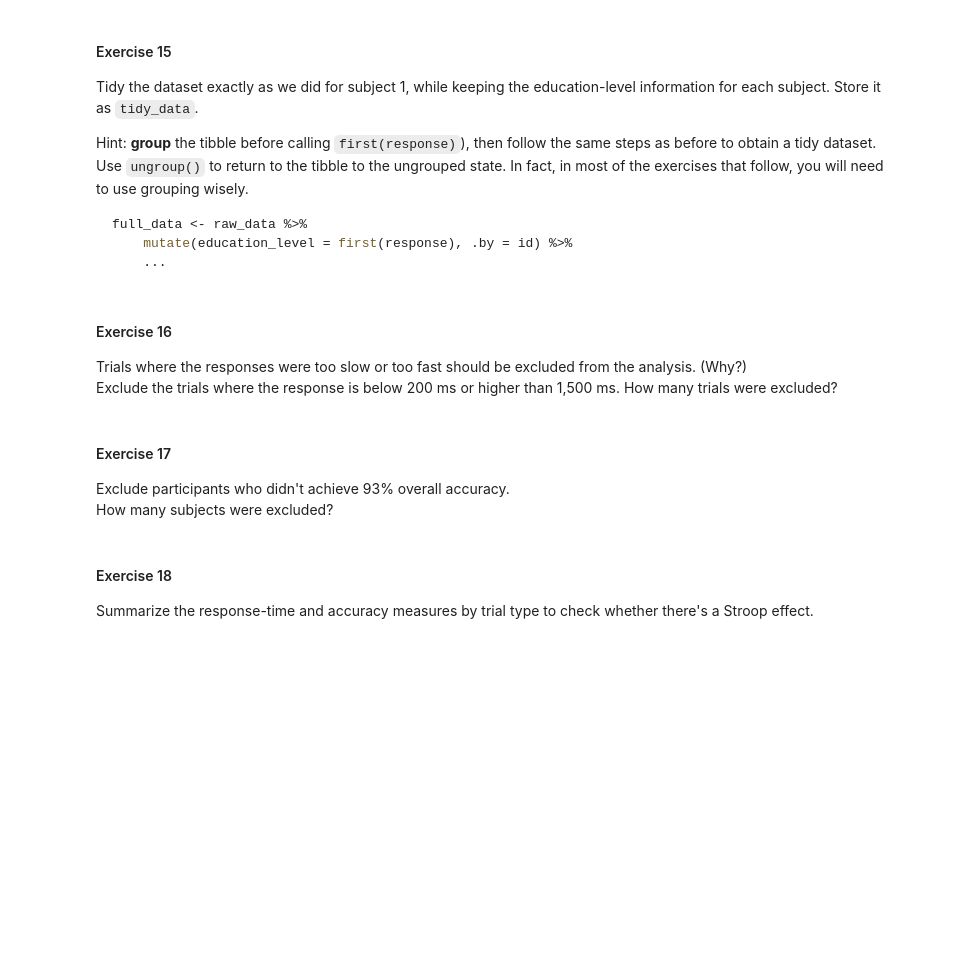
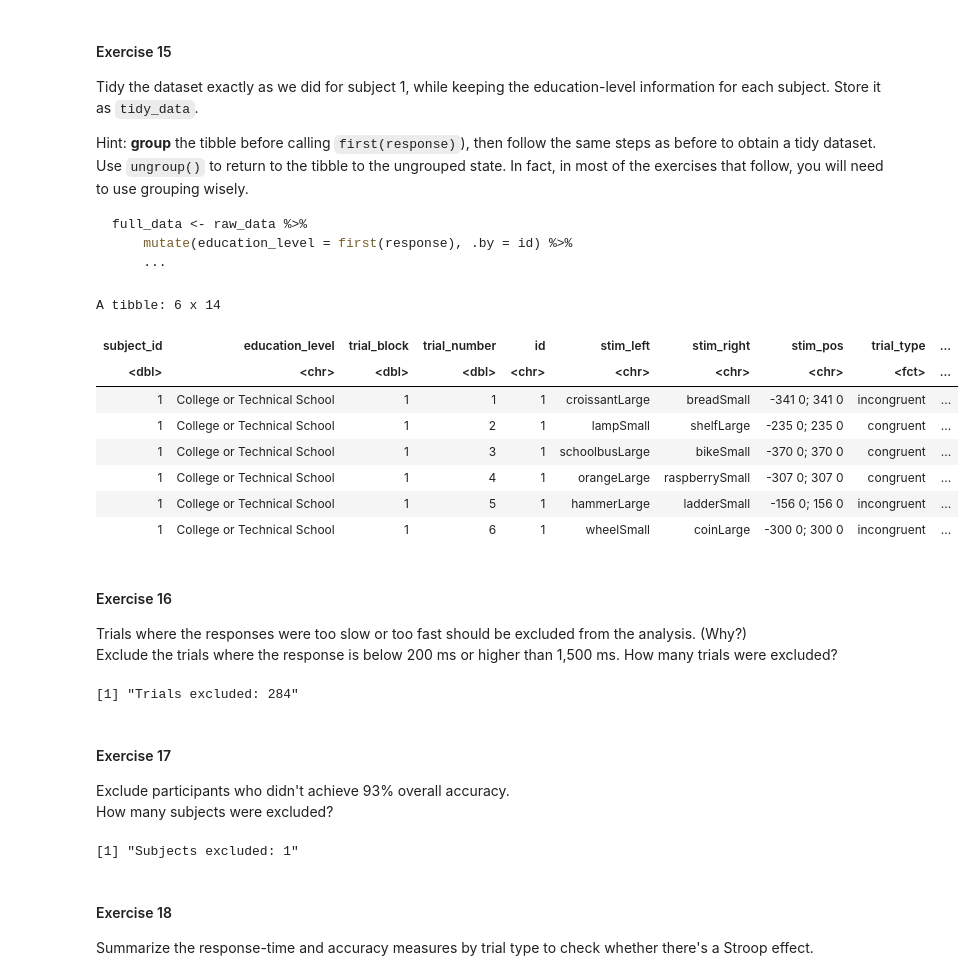
Before and after one commit to Chu1x/cogsup-prog, a Jupyter notebook: Week-13/Exercises/Intro-Tidyverse-2.ipynb, the cells around one changed output. Cells and saved outputs as stored; diff of their text form; code cells hidden in the pictures; blank space fills up the shorter version.

````diff
--- a/Week-13/Exercises/Intro-Tidyverse-2.ipynb
+++ b/Week-13/Exercises/Intro-Tidyverse-2.ipynb
@@ -243,14 +279,77 @@ full_data <- raw_data %>%
     mutate(education_level = first(response), .by = id) %>%
     ...
 ```
+# %%
+full_data <- raw_data %>%
+    group_by(id) %>%
+    mutate(education_level = first(response)) %>%
+    ungroup() %>%
+
+    filter(type != "form") %>%
+
+    select(c(id, rowNo, type, stim1, stim2, stimPos, trialType, response, RT, education_level)) %>%
+
+    mutate(
+        trial_number = row_number(),
+        trialType = factor(trialType, levels = c("incongruent", "congruent")),
+        .by = id
+    ) %>%
+    rename(trial_type = trialType) %>%
+
+    select(-c(rowNo, type)) %>%
+    rename(stim_left = stim1, stim_right = stim2) %>%
+
+    mutate(subject_id = as.numeric(as.factor(id))) %>%
+
+    mutate(correct_side = if_else(str_detect(stim_left, "Small"), "left", "right")) %>%
+    mutate(correct_key = if_else(correct_side == "left", "f", "j")) %>%
+    mutate(correct = if_else(response == correct_key, 1, 0)) %>%
+    mutate(trial_block = if_else(trial_number <= 120, 1, 2)) %>%
+    mutate(trial_number = if_else(trial_number > 120, trial_number - 120, trial_number)) %>%
+    rename(stim_pos = stimPos, rt = RT) %>%
+    select(subject_id, education_level, trial_block, trial_number, everything())
+
+head(full_data)
+# %% [output]
+A tibble: 6 x 14
+| subject_id | education_level | trial_block | trial_number | id | stim_left | stim_right | stim_pos | trial_type | ... |
+| <dbl> | <chr> | <dbl> | <dbl> | <chr> | <chr> | <chr> | <chr> | <fct> | ... |
+| 1 | College or Technical School | 1 | 1 | 1 | croissantLarge | breadSmall | -341 0; 341 0 | incongruent | ... |
+| 1 | College or Technical School | 1 | 2 | 1 | lampSmall | shelfLarge | -235 0; 235 0 | congruent | ... |
+| 1 | College or Technical School | 1 | 3 | 1 | schoolbusLarge | bikeSmall | -370 0; 370 0 | congruent | ... |
+| 1 | College or Technical School | 1 | 4 | 1 | orangeLarge | raspberrySmall | -307 0; 307 0 | congruent | ... |
+| 1 | College or Technical School | 1 | 5 | 1 | hammerLarge | ladderSmall | -156 0; 156 0 | incongruent | ... |
+| 1 | College or Technical School | 1 | 6 | 1 | wheelSmall | coinLarge | -300 0; 300 0 | incongruent | ... |
 # %% [markdown]
 #### Exercise 16
 Trials where the responses were too slow or too fast should be excluded from the analysis. (Why?)
 Exclude the trials where the response is below 200 ms or higher than 1,500 ms. How many trials were excluded?
+# %%
+n_before <- nrow(full_data)
+
+tidy_data <- full_data %>%
+    filter(rt >= 200 & rt <= 1500)
+
+n_excluded <- n_before - nrow(tidy_data)
+print(paste("Trials excluded:", n_excluded))
+# %% [output]
+[1] "Trials excluded: 284"
 # %% [markdown]
 #### Exercise 17
 Exclude participants who didn't achieve 93% overall accuracy.
 How many subjects were excluded?
+# %%
+bad_subjects <- tidy_data %>%
+    summarize(acc = mean(correct), .by = subject_id) %>%
+    filter(acc < 0.93) %>%
+    pull(subject_id)
+
+tidy_data <- tidy_data %>%
+    filter(!subject_id %in% bad_subjects)
+
+print(paste("Subjects excluded:", length(bad_subjects)))
+# %% [output]
+[1] "Subjects excluded: 1"
 # %% [markdown]
 #### Exercise 18
 Summarize the response-time and accuracy measures by trial type to check whether there's a Stroop effect.
````
Also changed, not shown: parts of 8 cells of this notebook, 3 other files.
